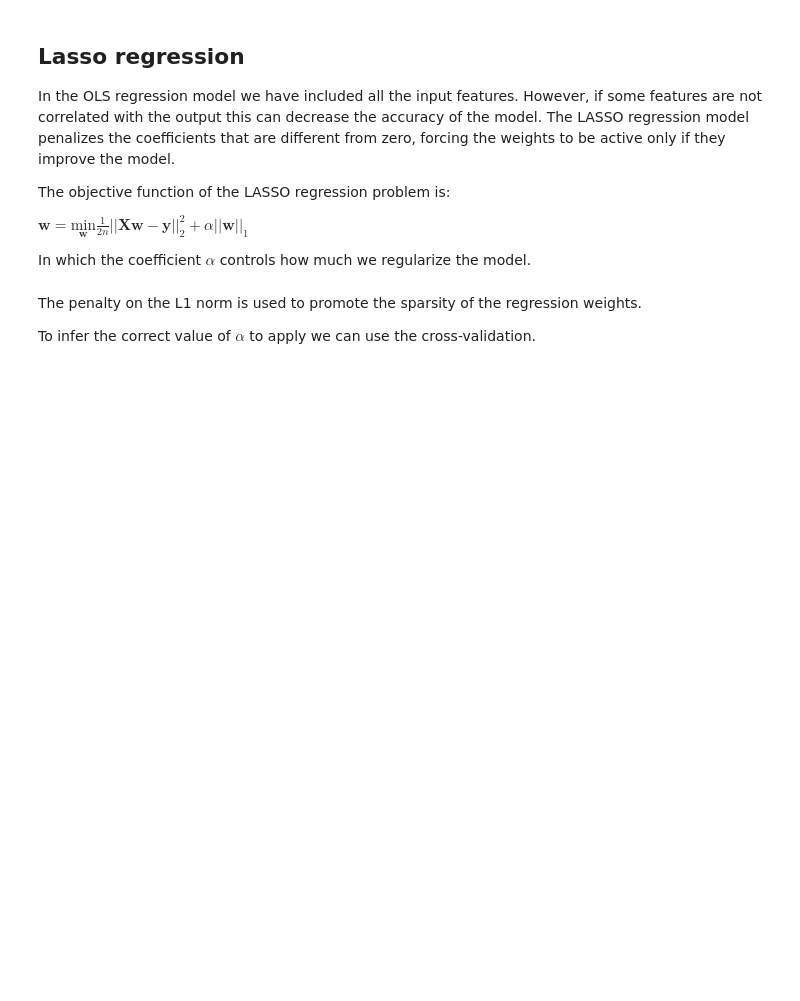
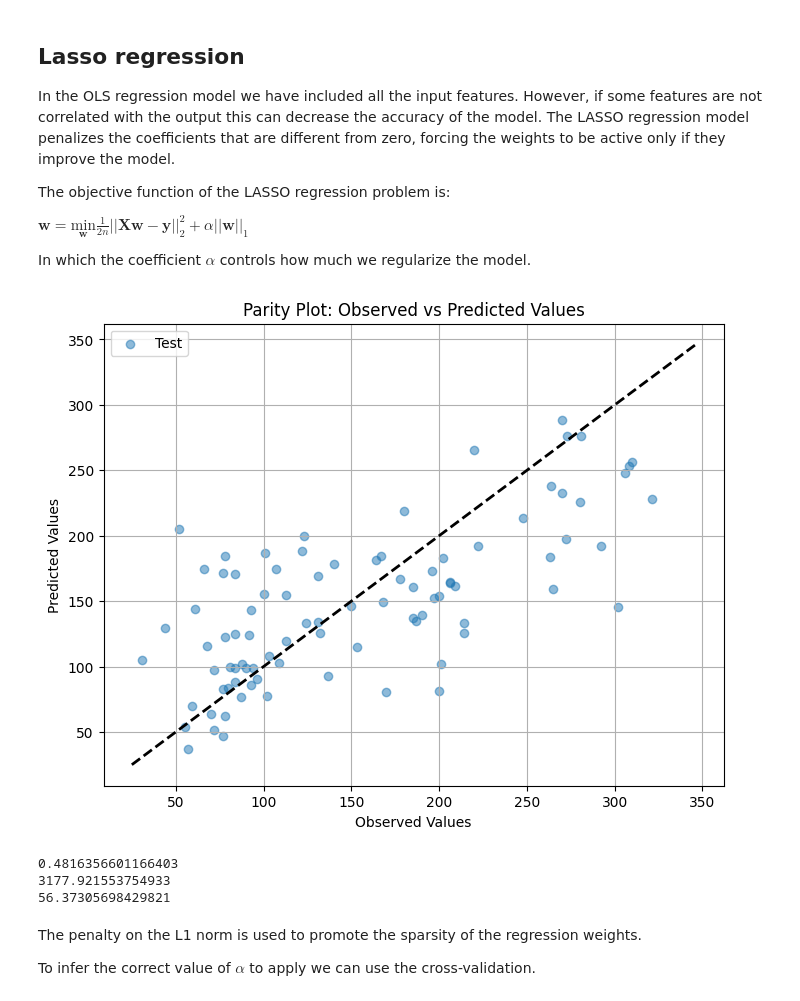
Before and after one commit to Warre-y/Data-Driven-Engineering, a Jupyter notebook: Regression/regression_exercise.ipynb, the cells around one changed output. Saved outputs shown, nothing was run; the diff lists cells and outputs as text; code cells hidden in the pictures; blank space fills up the shorter version.

```diff
--- a/Regression/regression_exercise.ipynb
+++ b/Regression/regression_exercise.ipynb
@@ -133,10 +133,37 @@ In which the coefficient $\alpha$ controls how much we regularize the model.
 # %%
 # To do:
 # - Compute the Lasso regression with a random alpha
 # - Print the coefficients of the OLS and Lasso models
 # - Print the r2 score of the the models
+from sklearn.linear_model import Lasso
+LASSO_reg = Lasso(alpha=0.5).fit(X_train_scaled, y_train)
+y_test_pred = LASSO_reg.predict(X_test_scaled)
 
-# from sklearn.linear_model import Lasso
+# Create parity plot
+plt.figure(figsize=(8, 6))
+plt.scatter(y_test, y_test_pred, alpha=0.5, label='Test')
+plt.plot([min(y), max(y)], [min(y), max(y)], 'k--', lw=2)  # Perfect prediction line
+plt.xlabel('Observed Values')
+plt.ylabel('Predicted Values')
+plt.title('Parity Plot: Observed vs Predicted Values')
+plt.legend()
+plt.grid(True)
+plt.show()
+
+R2 = r2_score(y_test,y_test_pred)
+print(R2)
+# closer to 1 means it is good prediction.
+mse = mean_squared_error(y_test,y_test_pred)
+print(mse)
+#best is 0
+rmse = root_mean_squared_error(y_test,y_test_pred)
+print(rmse)
+#best is 0
+# %% [output]
+[figure, added]
+0.4816356601166403
+3177.921553754933
+56.37305698429821
 # %% [markdown]
 The penalty on the L1 norm is used to promote the sparsity of the regression weights.
 
```
